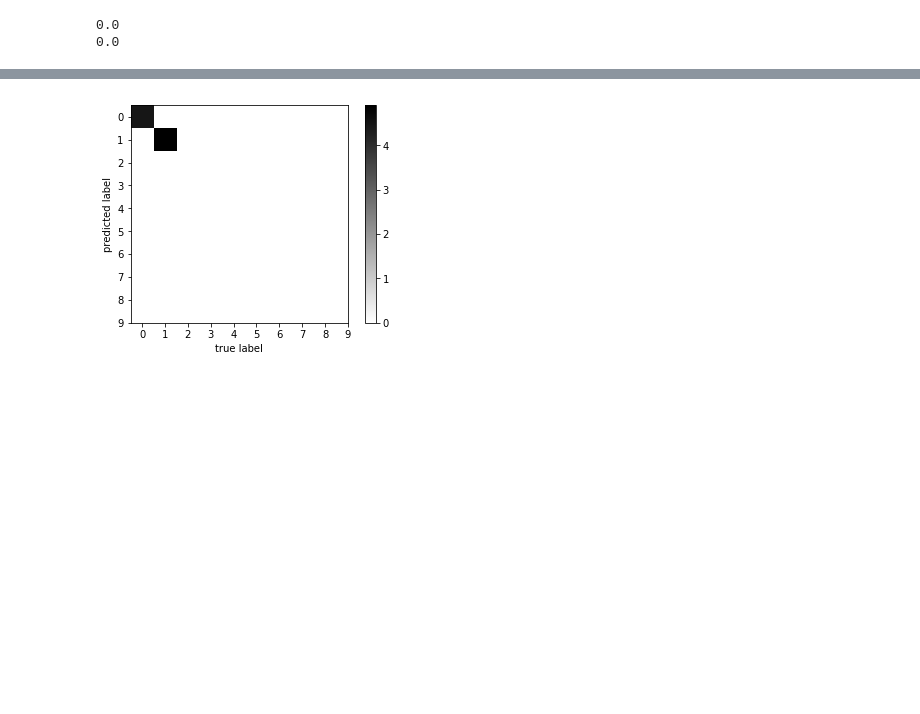
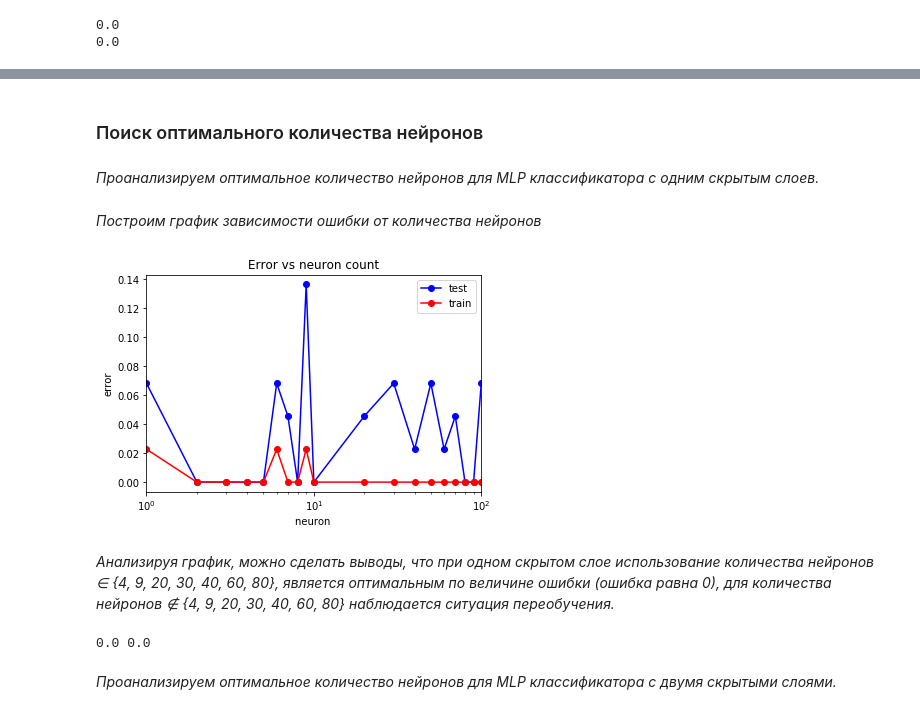
Before and after one commit to andreymarchenko/Machine-Learning-and-Data-Mining-Home-Works, a Jupyter notebook: March Madness Forecasts - Men & Women's.ipynb, the cells around one changed output, grey strips where cells are left out. Cells and saved outputs as stored; diff of their text form; code cells hidden in the pictures; blank space fills up the shorter version.

```diff
--- a/March Madness Forecasts - Men & Women's.ipynb
+++ b/March Madness Forecasts - Men & Women's.ipynb
@@ -740,5 +747,5 @@ NameError: name 'min_test_err' is not defined
 # %%
-mlp_model = MLPClassifier(alpha = alpha_opt, hidden_layer_sizes = (3),
+mlp_model = MLPClassifier(alpha = alpha_opt, hidden_layer_sizes = (2),
                           solver = 'lbfgs', activation = 'logistic', random_state = 5)
 mlp_model.fit(X_train, y_train)
 
@@ -760,13 +767,40 @@ print(confusion_matrix(y_test_pred, y_test))
-# %%
-M = confusion_matrix(y_test_pred, y_test)
-M = np.sqrt(M)
-plt.imshow(M, interpolation = 'nearest')
-plt.set_cmap('binary')
-plt.xticks(range(10))
-plt.yticks(range(10))
-plt.xlabel("true label")
-plt.ylabel("predicted label")
-plt.colorbar()
-pass
-# %% [output]
-[figure, removed]
+# %% [markdown]
+### Поиск оптимального количества нейронов
+# %% [markdown]
+*Проанализируем оптимальное количество нейронов для MLP классификатора с одним скрытым слоев.*
+# %%
+neurons_arr = (1, 2, 3, 4, 5, 6, 7, 8, 9, 10, 20, 30, 40, 50, 60, 70, 80, 90, 100)
+test_err = []
+train_err = []
+for neuron in neurons_arr:
+    mlp_model = MLPClassifier(alpha = alpha_opt, hidden_layer_sizes = (neuron),
+                              solver = 'lbfgs', activation = 'logistic', random_state = 5)
+    mlp_model.fit(X_train, y_train)
+
+    y_train_pred = mlp_model.predict(X_train)
+    y_test_pred = mlp_model.predict(X_test)
+    train_err.append(np.mean(y_train != y_train_pred))
+    test_err.append(np.mean(y_test != y_test_pred))
+# %% [markdown]
+*Построим график зависимости ошибки от количества нейронов*
+# %%
+plt.semilogx(neurons_arr, test_err, 'b-o', label = 'test')
+plt.semilogx(neurons_arr, train_err, 'r-o', label = 'train')
+plt.xlim([np.min(neurons_arr), np.max(neurons_arr)])
+plt.title('Error vs neuron count')
+plt.xlabel('neuron ')
+plt.ylabel('error')
+plt.legend()
+pass
+# %% [output]
+[figure, added]
+# %% [markdown]
+*Анализируя график, можно сделать выводы, что при одном скрытом слое использование количества нейронов ∈ {4, 9, 20, 30, 40, 60, 80}, является оптимальным по величине ошибки (ошибка равна 0), для количества нейронов ∉ {4, 9, 20, 30,  40, 60, 80} наблюдается ситуация переобучения.*
+# %%
+min_train_err = np.min(train_err)
+min_test_err = np.min(test_err)
+print(min_train_err, min_test_err)
+# %% [output]
+0.0 0.0
+# %% [markdown]
+*Проанализируем оптимальное количество нейронов для MLP классификатора с двумя скрытыми слоями.*
```
Also changed, not shown: parts of 21 cells of this notebook.
